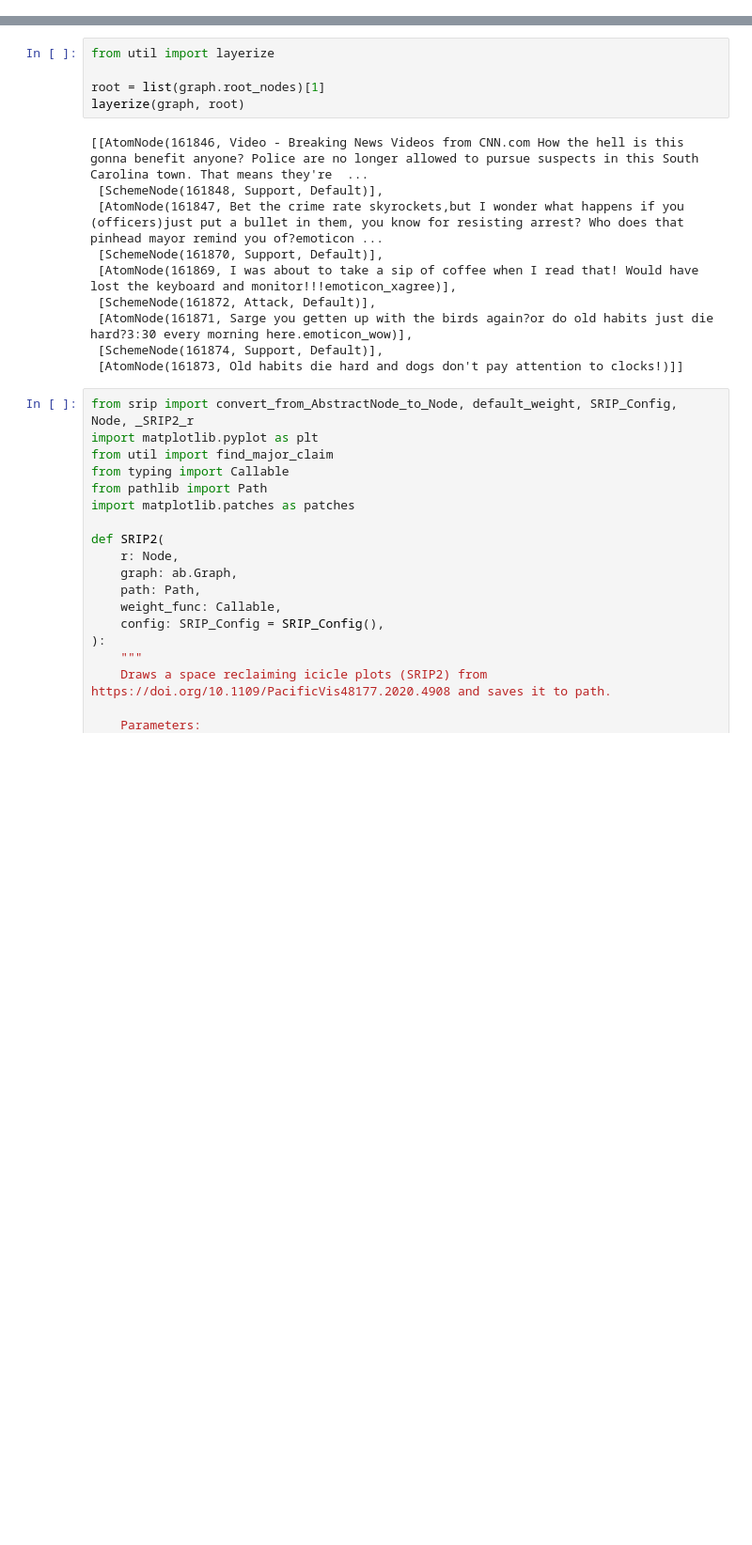
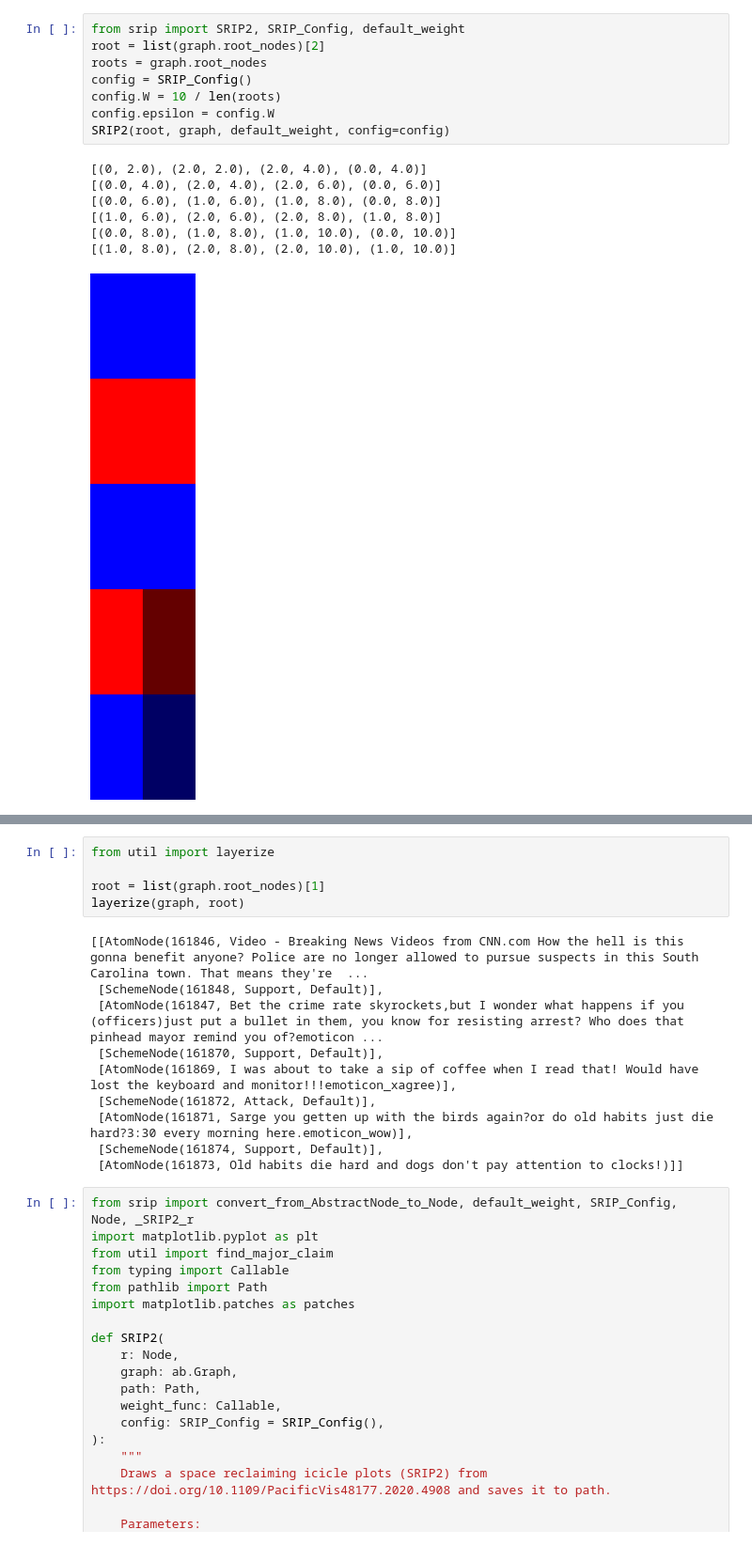
Before and after one commit to recap-utr/vision-retrieval, a Jupyter notebook: vis/findvis.ipynb, the cells around one changed output, grey strips where cells are left out. Shown at 94% size. Drawn from its saved outputs; the diff is of its cells as text; blank space fills up the shorter version.

Commit message:
srip: neighbors with contrast-based separation

```diff
--- a/vis/findvis.ipynb
+++ b/vis/findvis.ipynb
@@ -11,6 +11,22 @@ ab.render.graphviz(ab.dump.graphviz(graph), "test.png")
 Image.open("test.png")
 # %% [output]
 [figure]
+# %%
+from srip import SRIP2, SRIP_Config, default_weight
+root = list(graph.root_nodes)[2]
+roots = graph.root_nodes
+config = SRIP_Config()
+config.W = 10 / len(roots)
+config.epsilon = config.W
+SRIP2(root, graph, default_weight, config=config)
+# %% [output]
+[(0, 2.0), (2.0, 2.0), (2.0, 4.0), (0.0, 4.0)]
+[(0.0, 4.0), (2.0, 4.0), (2.0, 6.0), (0.0, 6.0)]
+[(0.0, 6.0), (1.0, 6.0), (1.0, 8.0), (0.0, 8.0)]
+[(1.0, 6.0), (2.0, 6.0), (2.0, 8.0), (1.0, 8.0)]
+[(0.0, 8.0), (1.0, 8.0), (1.0, 10.0), (0.0, 10.0)]
+[(1.0, 8.0), (2.0, 8.0), (2.0, 10.0), (1.0, 10.0)]
+[figure, added]
 # %%
 print(graph.major_claim)
 print(list(graph.root_nodes))
```
Also changed, not shown: parts of 1 cell of this notebook, 3 other files.
